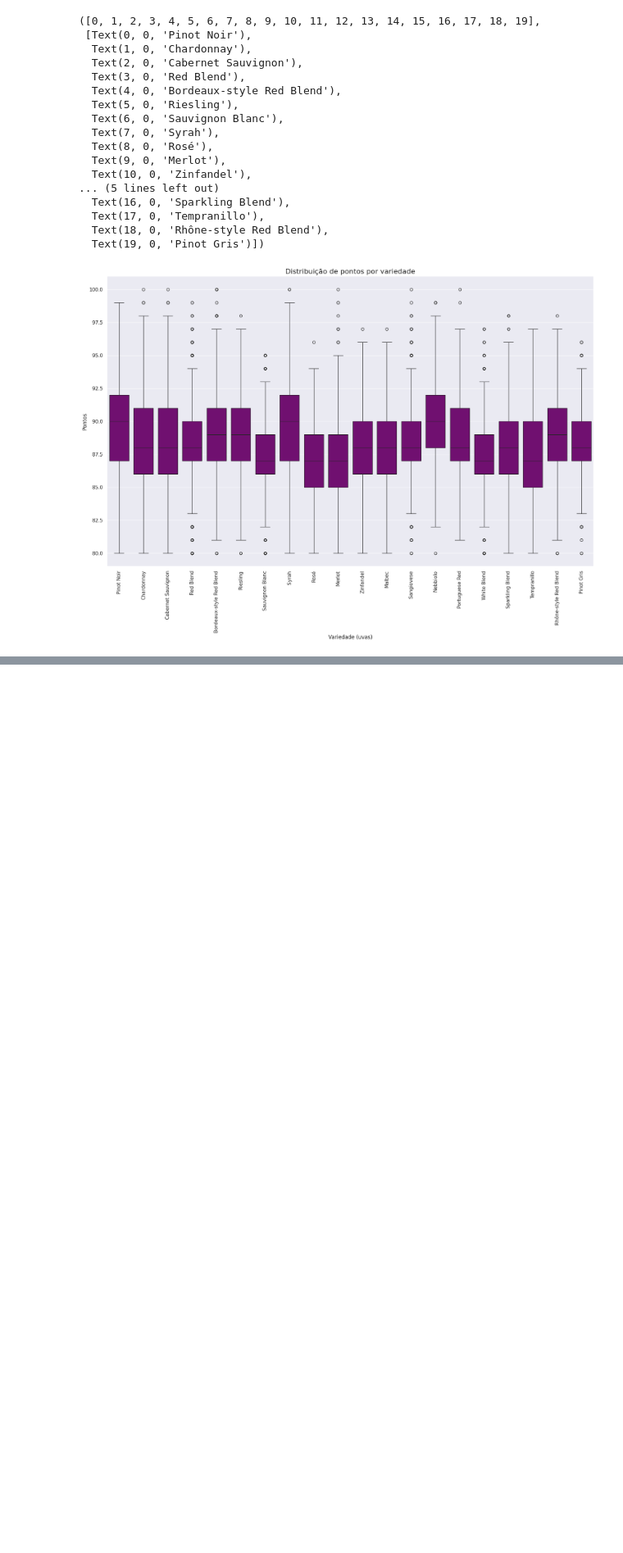
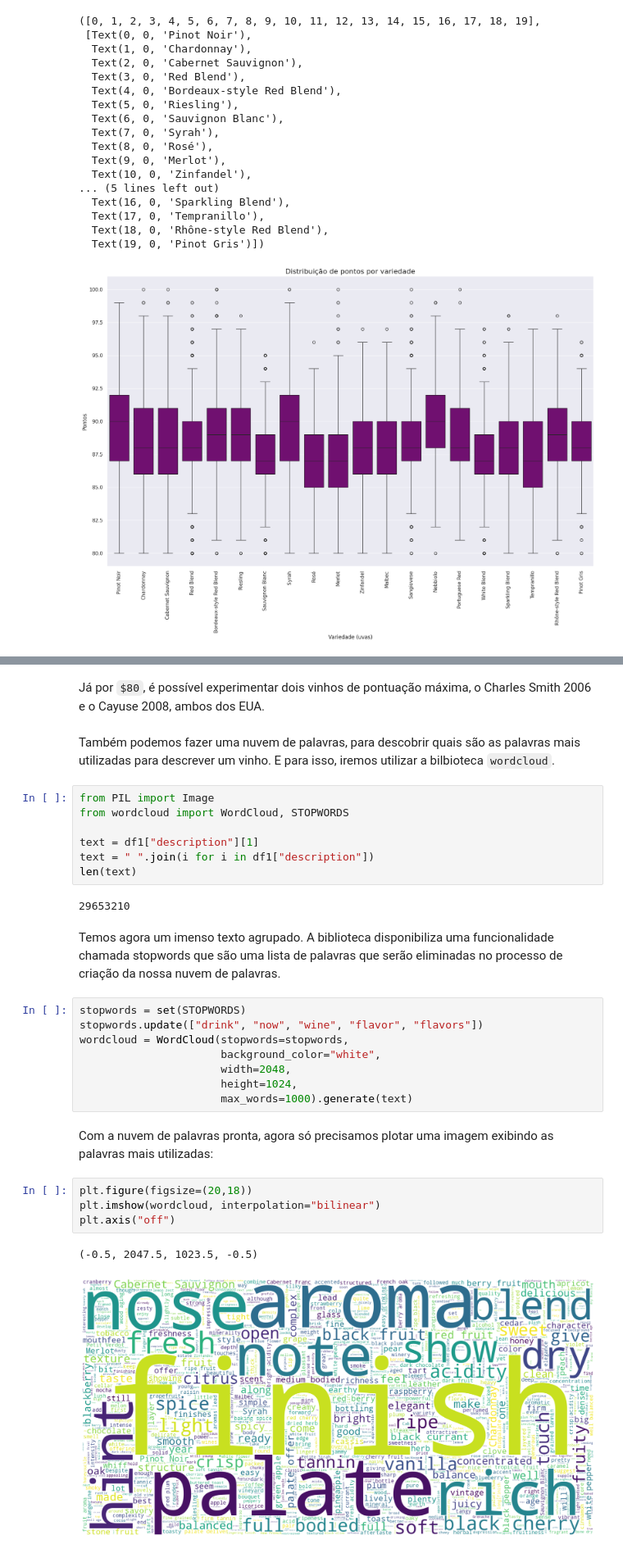
Before and after one commit to FTCLuis/Mineracao-de-Dados, a Jupyter notebook: Luis_Felipe_Laudacio.ipynb, the cells around one changed output, grey strips where cells are left out. Shown at 82% size. Cells and saved outputs as stored; diff of their text form; blank space fills up the shorter version.

```diff
--- a/Luis_Felipe_Laudacio.ipynb
+++ b/Luis_Felipe_Laudacio.ipynb
@@ -514,0 +591,33 @@ vinho toda semana. Nossa tarefa agora é descobrir o melhor custo-benefício em
+# %% [markdown]
+Já por `$80`, é possível experimentar dois vinhos de pontuação máxima, o Charles Smith 2006 e o Cayuse 2008, ambos dos EUA.
+# %% [markdown]
+Também podemos fazer uma nuvem de palavras, para descobrir quais são as palavras mais utilizadas para descrever um vinho. E para isso, iremos utilizar a bilbioteca `wordcloud`.
+# %%
+from PIL import Image
+from wordcloud import WordCloud, STOPWORDS
+
+text = df1["description"][1]
+text = " ".join(i for i in df1["description"])
+len(text)
+# %% [output]
+29653210
+# %% [markdown]
+Temos agora um imenso texto agrupado. A biblioteca disponibiliza uma funcionalidade chamada stopwords que são uma lista de palavras que
+serão eliminadas no processo de criação da nossa nuvem de palavras.
+# %%
+stopwords = set(STOPWORDS)
+stopwords.update(["drink", "now", "wine", "flavor", "flavors"])
+wordcloud = WordCloud(stopwords=stopwords,
+                      background_color="white",
+                      width=2048,
+                      height=1024,
+                      max_words=1000).generate(text)
+# %% [markdown]
+Com a nuvem de palavras pronta, agora só precisamos plotar uma imagem exibindo as palavras mais utilizadas:
+# %%
+plt.figure(figsize=(20,18))
+plt.imshow(wordcloud, interpolation="bilinear")
+plt.axis("off")
+# %% [output]
+(-0.5, 2047.5, 1023.5, -0.5)
+[figure, added]
```
Also changed, not shown: parts of 9 cells of this notebook.
